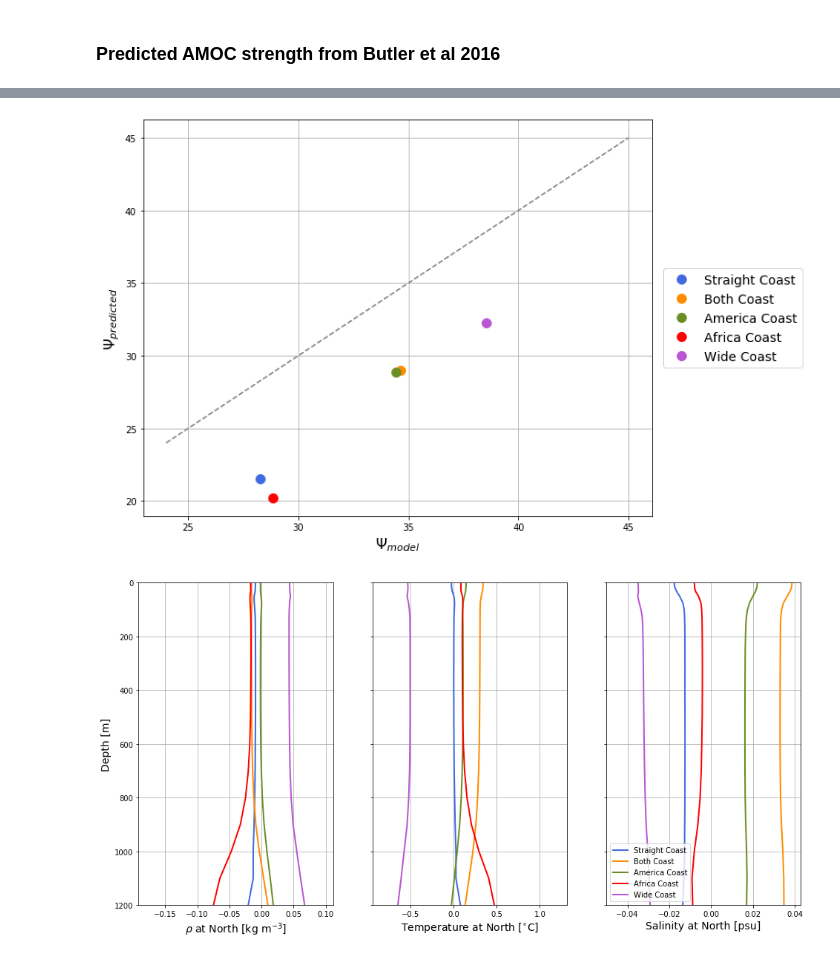
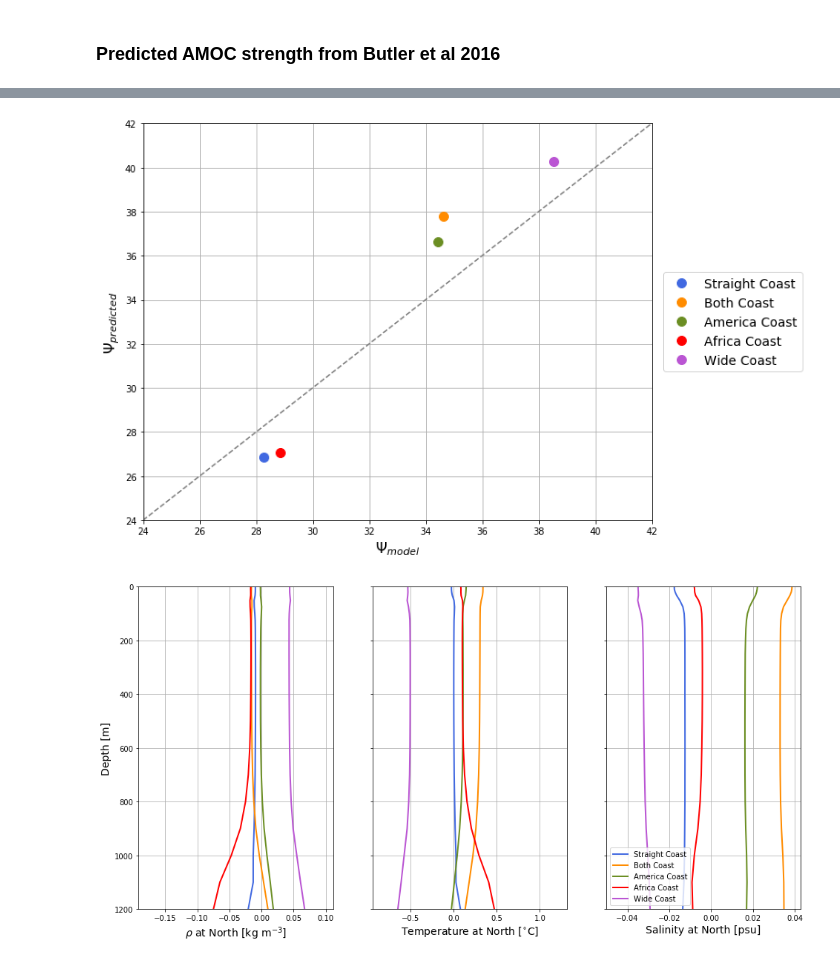
Before and after one commit to s-ragen/AQUA_CODE, a Jupyter notebook: scalings_wright_eos-sensitivity_tests.ipynb, the cells around one changed output, grey strips where cells are left out. Drawn from its saved outputs; the diff is of its cells as text; code cells hidden in the pictures.

```diff
--- a/scalings_wright_eos-sensitivity_tests.ipynb
+++ b/scalings_wright_eos-sensitivity_tests.ipynb
@@ -292,8 +292,8 @@ delta_rho_straight = delta_rho_straight_tmp.mean(dim='yh').mean(dim='xh')
 #     2000)
 
 rho_north_both = calc_sigma_wright(
-    dy_both.so.sel(xh=slice(252,255)).sel(yh=slice(48,51)).mean(dim='time'),
-    dy_both.thetao.sel(xh=slice(252,255)).sel(yh=slice(48,51)).mean(dim='time'),
+    dy_both.so.sel(xh=slice(252,255)).sel(yh=slice(58,61)).mean(dim='time'),
+    dy_both.thetao.sel(xh=slice(252,255)).sel(yh=slice(58,61)).mean(dim='time'),
     2000)
 
 rho_south_both = calc_sigma_wright(
@@ -316,8 +316,8 @@ delta_rho_both = delta_rho_both_tmp.mean(dim='yh').mean(dim='xh')
 #     2000)
 
 rho_north_wide = calc_sigma_wright(
-    dy_wide.so.sel(xh=slice(238,241)).sel(yh=slice(48,51)).mean(dim='time'),
-    dy_wide.thetao.sel(xh=slice(238,241)).sel(yh=slice(48,51)).mean(dim='time'),
+    dy_wide.so.sel(xh=slice(238,241)).sel(yh=slice(58,61)).mean(dim='time'),
+    dy_wide.thetao.sel(xh=slice(238,241)).sel(yh=slice(58,61)).mean(dim='time'),
     2000)
 
 rho_south_wide = calc_sigma_wright(
@@ -340,8 +340,8 @@ delta_rho_wide = delta_rho_wide_tmp.mean(dim='yh').mean(dim='xh')
 #     2000)
 
 rho_north_am = calc_sigma_wright(
-    dy_am.so.sel(xh=slice(252,255)).sel(yh=slice(48,51)).mean(dim='time'),
-    dy_am.thetao.sel(xh=slice(252,255)).sel(yh=slice(48,51)).mean(dim='time'),
+    dy_am.so.sel(xh=slice(252,255)).sel(yh=slice(58,61)).mean(dim='time'),
+    dy_am.thetao.sel(xh=slice(252,255)).sel(yh=slice(58,61)).mean(dim='time'),
     2000)
 
 rho_south_am = calc_sigma_wright(
@@ -364,8 +364,8 @@ delta_rho_am = delta_rho_am_tmp.mean(dim='yh').mean(dim='xh')
 #     2000)
 
 rho_north_af = calc_sigma_wright(
-    dy_af.so.sel(xh=slice(252,255)).sel(yh=slice(48,51)).mean(dim='time'),
-    dy_af.thetao.sel(xh=slice(252,255)).sel(yh=slice(48,51)).mean(dim='time'),
+    dy_af.so.sel(xh=slice(252,255)).sel(yh=slice(58,61)).mean(dim='time'),
+    dy_af.thetao.sel(xh=slice(252,255)).sel(yh=slice(58,61)).mean(dim='time'),
     2000)
 
 rho_south_af = calc_sigma_wright(
@@ -989,20 +989,20 @@ plt.show()
 # %%
 fig, ax = plt.subplots(figsize=(10,8))
 ax.plot(psi_max_straight.max(), Psi_straight.max(), 'o', color='royalblue', markersize=10, label=case_straight)
 ax.plot(psi_max_both.max(), Psi_both.max(), 'o', color='darkorange', markersize=10, label=case_both)
 ax.plot(psi_max_am.max(), Psi_am.max(), 'o', color='olivedrab', markersize=10, label=case_am)
 ax.plot(psi_max_af.max(), Psi_af.max(), 'o', color='r', markersize=10, label=case_af)
 ax.plot(psi_max_wide.max(), Psi_wide.max(), 'o', color='mediumorchid', markersize=10, label=case_wide)
 plt.xlabel('$\Psi_{model}$', fontsize=16), plt.ylabel('$\Psi_{predicted}$', fontsize=16)
 plt.grid()
 plt.plot([24,45], [24,45], color='gray', linestyle='dashed')
-# plt.xlim([24,42]), plt.ylim([24,42])
+plt.xlim([24,42]), plt.ylim([24,42])
 plt.legend(bbox_to_anchor=(1.01,0.5), loc="center left", fontsize=14)
 plt.show()
 
 # plot the 1 to 1 line
 # %% [output]
-[figure, old version]
+[figure, new version]
 # %%
 mean_rho_north = (rho_north_straight.mean(dim='yh').mean(dim='xh') +
                   rho_north_both.mean(dim='yh').mean(dim='xh') +
```
Also changed, not shown: parts of 20 cells of this notebook.
